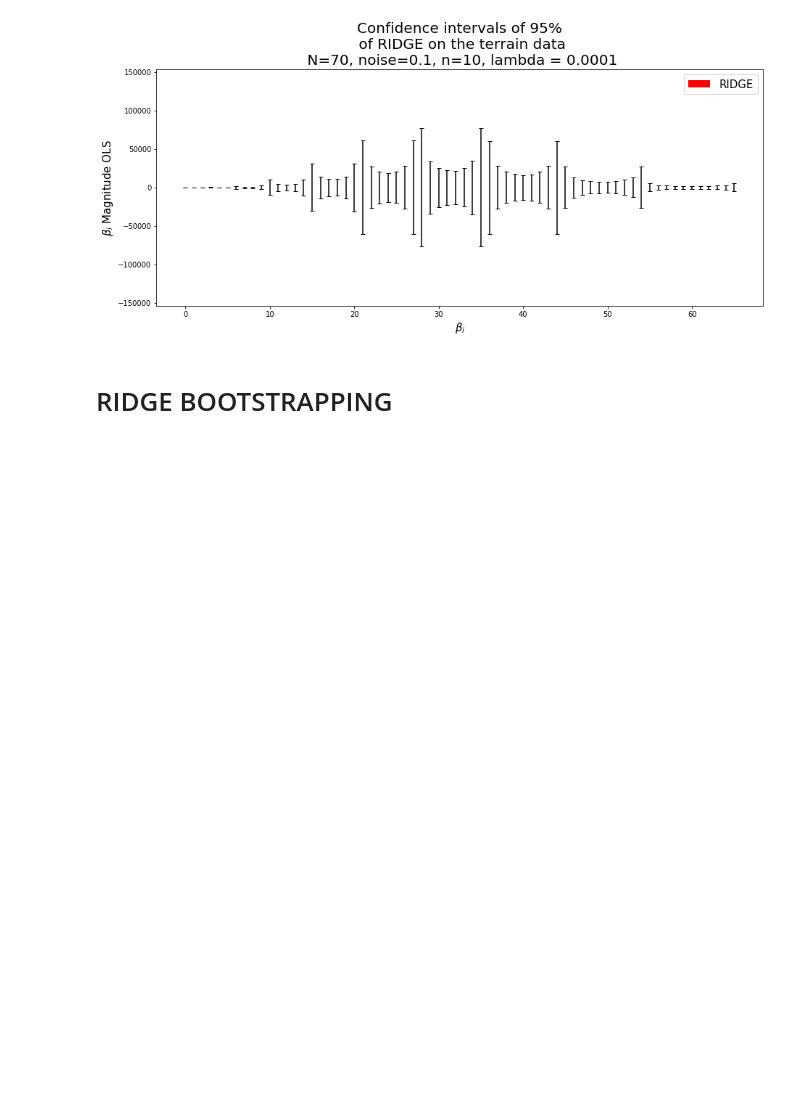
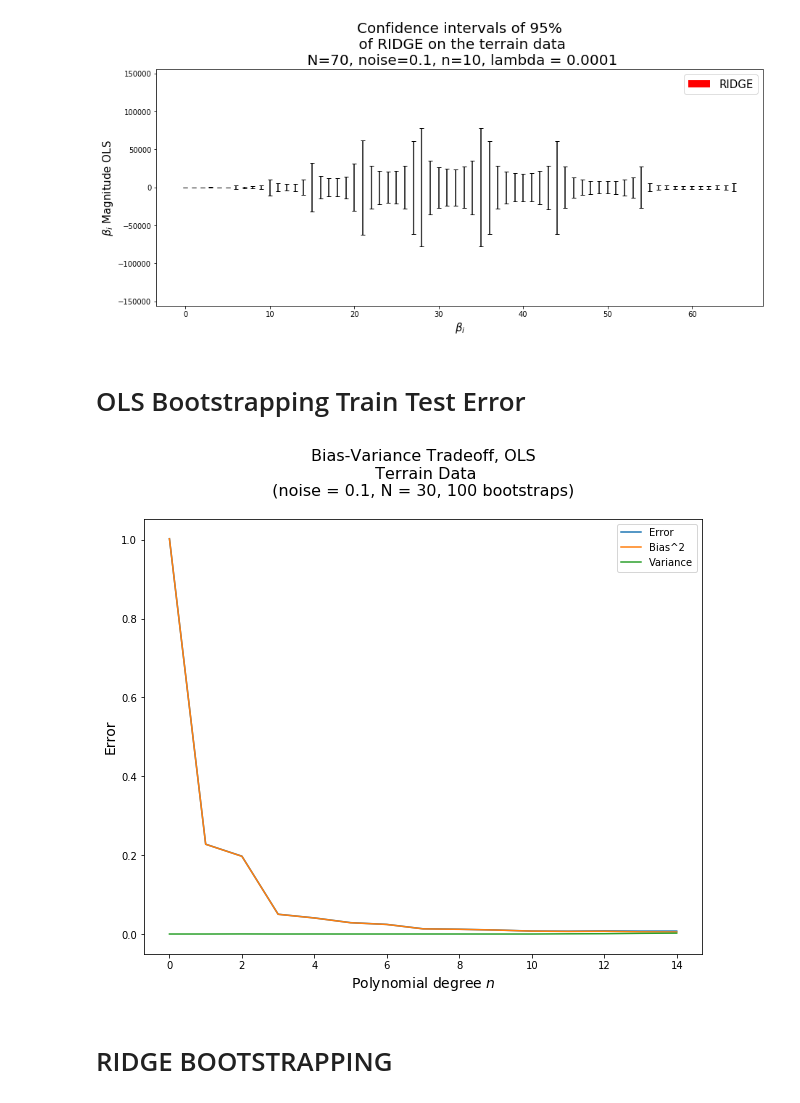
Before and after one commit to hakonbol/FYS-STK4155_AUT2020, a Jupyter notebook: Project 1/Project 1 main.ipynb, the cells around one changed output. Drawn from its saved outputs; the diff is of its cells as text; code cells hidden in the pictures; blank space fills up the shorter version.

```diff
--- a/Project 1/Project 1 main.ipynb
+++ b/Project 1/Project 1 main.ipynb
@@ -909,3 +928,5 @@ plt.show()
 #fig.savefig('Results/betaconfidenceRIDGE.png')
 # %% [output]
 [figure]
+# %% [markdown]
+# OLS Bootstrapping Train Test Error
@@ -912,3 +965,26 @@ plt.show()
+# %%
+startpoint = 0
+endpoint = 15
+
+fig, ax = plt.subplots(figsize=(10,8))
+
+ax.plot(np.arange(n)[startpoint:endpoint], error[startpoint:endpoint], label='Error')
+ax.plot(np.arange(n)[startpoint:endpoint], bias[startpoint:endpoint], label='Bias^2')
+ax.plot(np.arange(n)[startpoint:endpoint], variance[startpoint:endpoint], label='Variance')
+
+
+
+ax.set_ylabel("Error", fontsize=14)
+ax.set_xlabel("Polynomial degree $n$",  fontsize=14)
+ax.set_title("Bias-Variance Tradeoff, OLS\n Terrain Data\n (noise = {0}, N = {1}, {2} bootstraps) \n".format(noisefactor, N, n_bootstraps), fontsize =16)
+
+
+#ax.set_yscale("log")
+ax.legend()
+#plt.savefig("Results/BootstrapOLSBiasVariance.png", dpi=100)
+fig.show()
+# %% [output]
+[figure, added]
 # %% [markdown]
 # RIDGE BOOTSTRAPPING
 # %%
```
Also changed, not shown: parts of 30 cells of this notebook.
